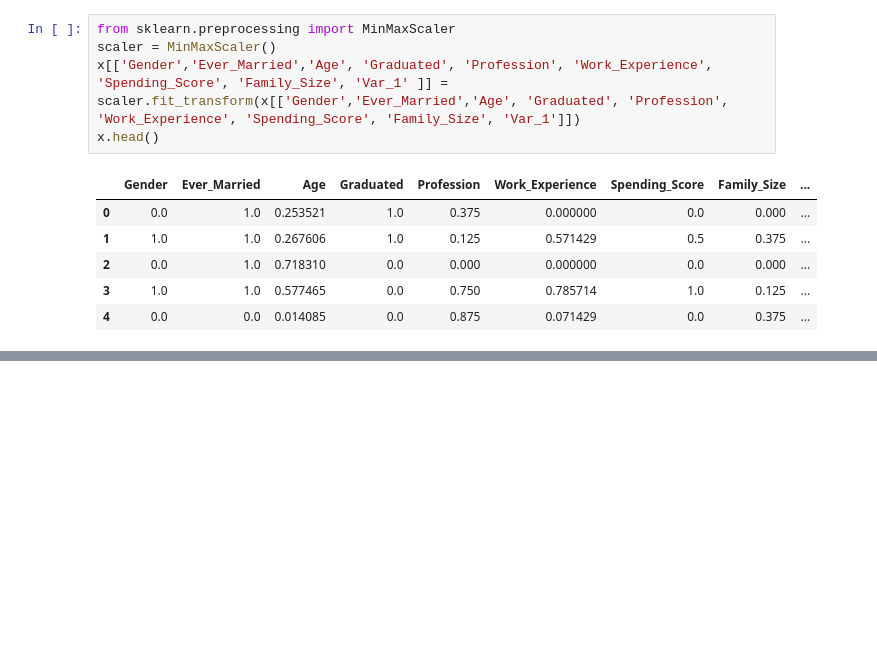
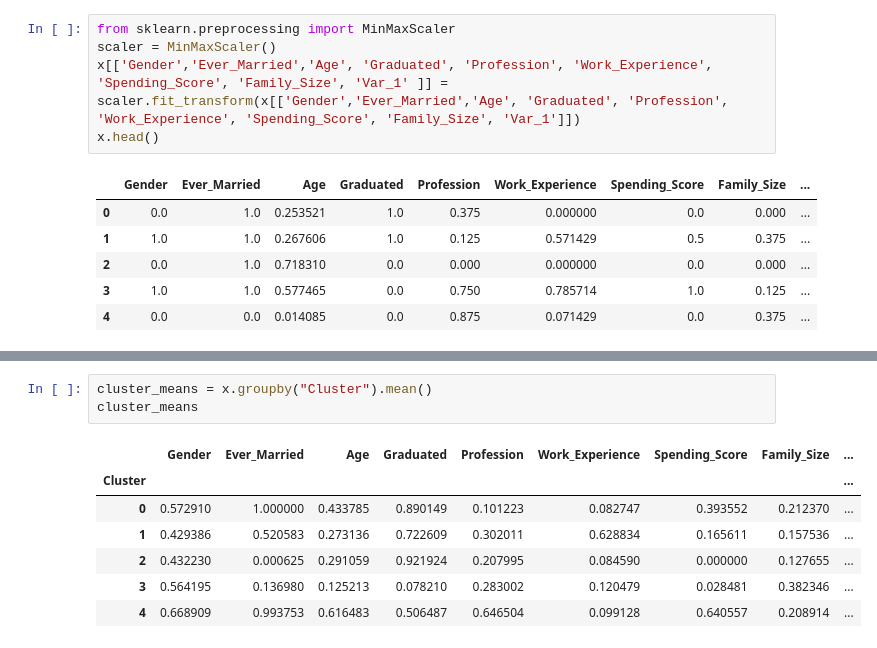
Before and after one commit to Daguerre45/Clustering, a Jupyter notebook: CasoPractico2/casoPractico_2.ipynb, the cells around one changed output, grey strips where cells are left out. Cells and saved outputs as stored; diff of their text form; blank space fills up the shorter version.

```diff
--- a/CasoPractico2/casoPractico_2.ipynb
+++ b/CasoPractico2/casoPractico_2.ipynb
@@ -495,0 +553,11 @@ plt.show()
+# %%
+cluster_means = x.groupby("Cluster").mean()
+cluster_means
+# %% [output]
+|  | Gender | Ever_Married | Age | Graduated | Profession | Work_Experience | Spending_Score | Family_Size | ... |
+| Cluster |  |  |  |  |  |  |  |  | ... |
+| 0 | 0.572910 | 1.000000 | 0.433785 | 0.890149 | 0.101223 | 0.082747 | 0.393552 | 0.212370 | ... |
+| 1 | 0.429386 | 0.520583 | 0.273136 | 0.722609 | 0.302011 | 0.628834 | 0.165611 | 0.157536 | ... |
+| 2 | 0.432230 | 0.000625 | 0.291059 | 0.921924 | 0.207995 | 0.084590 | 0.000000 | 0.127655 | ... |
+| 3 | 0.564195 | 0.136980 | 0.125213 | 0.078210 | 0.283002 | 0.120479 | 0.028481 | 0.382346 | ... |
+| 4 | 0.668909 | 0.993753 | 0.616483 | 0.506487 | 0.646504 | 0.099128 | 0.640557 | 0.208914 | ... |
```
Also changed, not shown: parts of 19 cells of this notebook.
